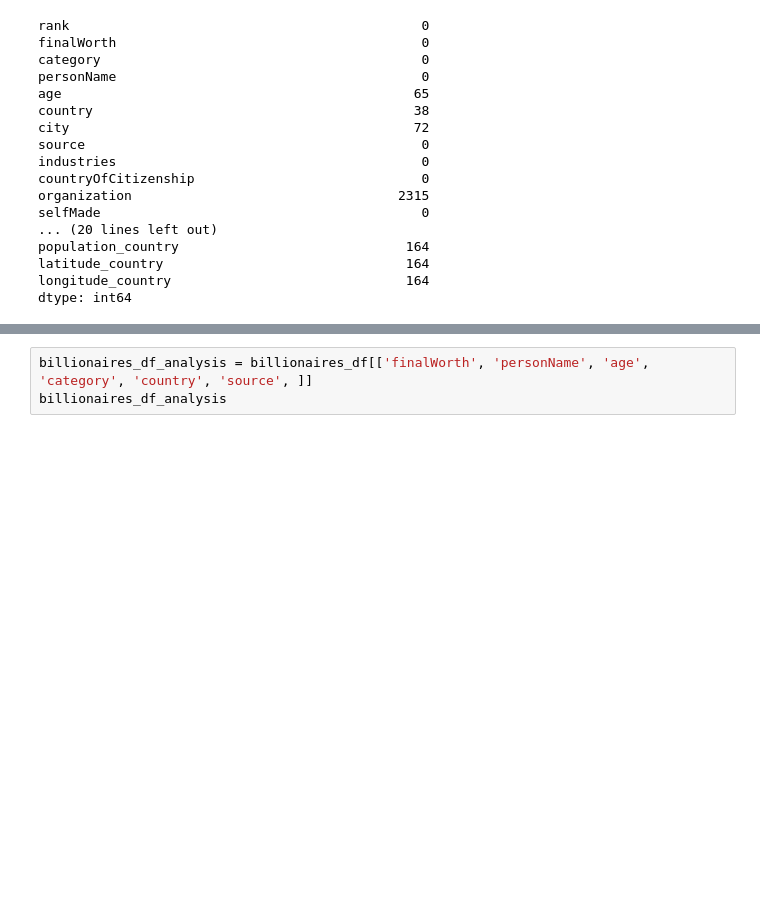
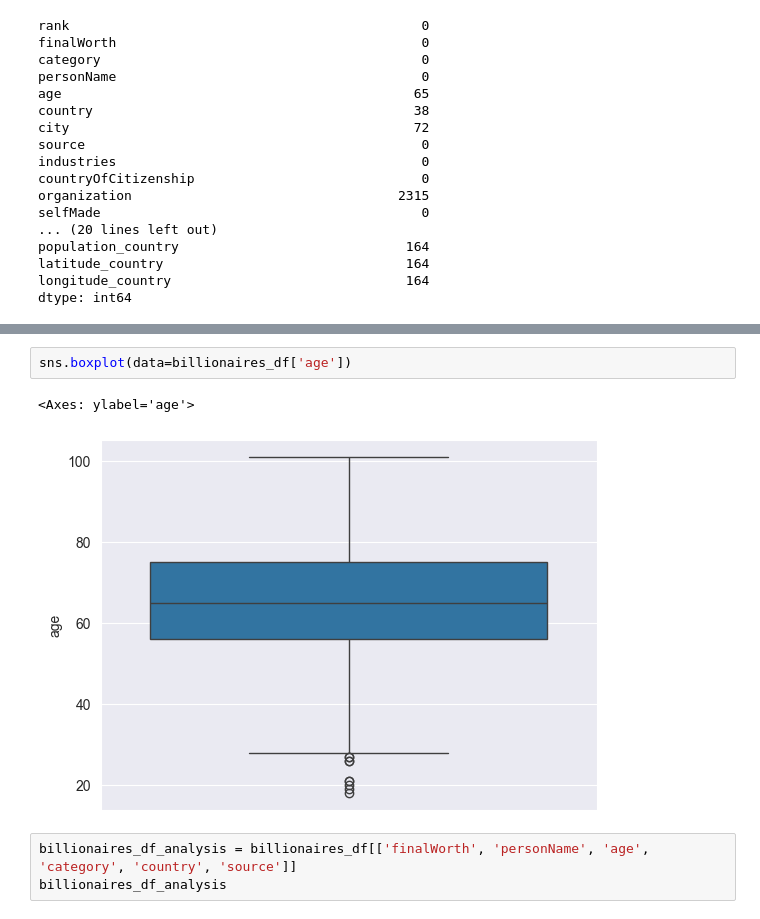
Before and after one commit to RoGellert/python_r_ds_de_projects, a Jupyter notebook: Billionaires/Billionaires_exploratory_analysis.ipynb, the cells around one changed output, grey strips where cells are left out. Drawn from its saved outputs; the diff is of its cells as text; blank space fills up the shorter version.

```diff
--- a/Billionaires/Billionaires_exploratory_analysis.ipynb
+++ b/Billionaires/Billionaires_exploratory_analysis.ipynb
@@ -96,3 +108,8 @@ sb.histplot(data=billionaires_df[(billionaires_df['finalWorth'] < 5000) & (billi
+# %%
+sns.boxplot(data=billionaires_df['age'])
+# %% [output]
+<Axes: ylabel='age'>
+[figure, added]
 # %%
-billionaires_df_analysis = billionaires_df[['finalWorth', 'personName', 'age', 'category', 'country', 'source', ]]
+billionaires_df_analysis = billionaires_df[['finalWorth', 'personName', 'age', 'category', 'country', 'source']]
 billionaires_df_analysis
```
Also changed, not shown: parts of 7 cells of this notebook.
